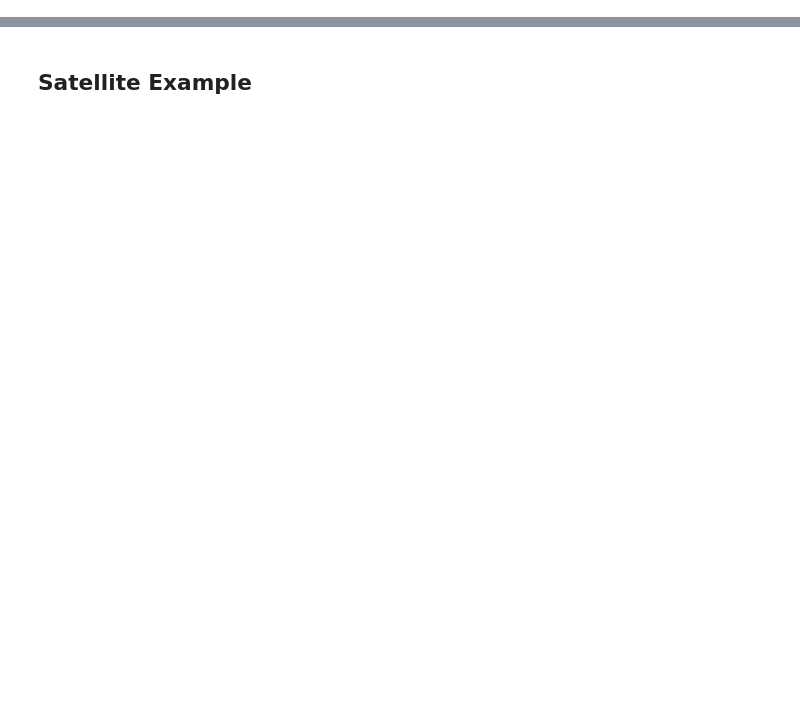
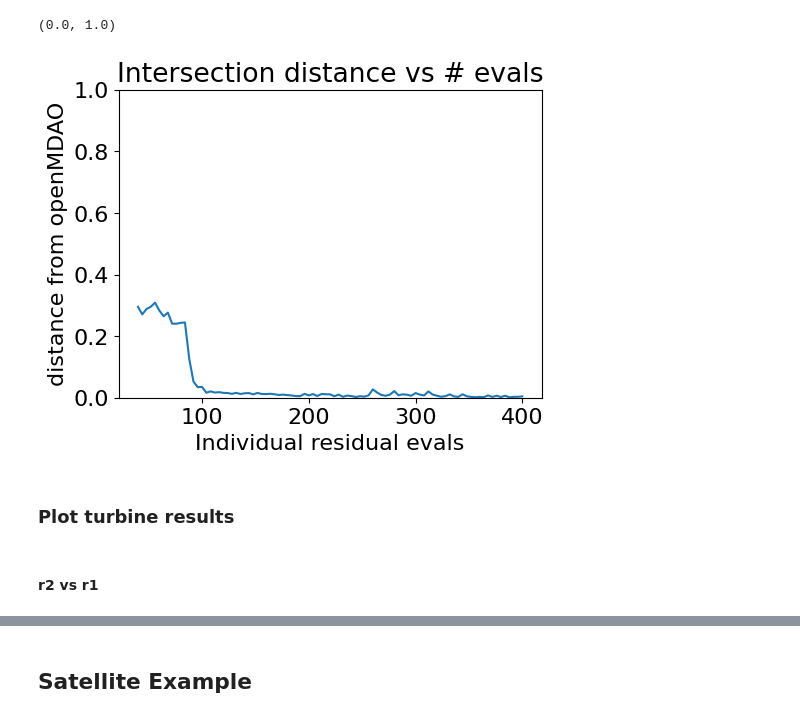
Before and after one commit to csdlpsu/remdo, a Jupyter notebook: active_learning_example.ipynb, the cells around one changed output, grey strips where cells are left out. Saved outputs shown, nothing was run; the diff lists cells and outputs as text; code cells hidden in the pictures; blank space fills up the shorter version.

```diff
--- a/active_learning_example.ipynb
+++ b/active_learning_example.ipynb
@@ -3,0 +41,25 @@ import torch
+# %%
+import matplotlib.pyplot as plt
+
+history = torch.load("turbine_hist.pt")
+num_evals = history["num_evals"]
+dist_history = history["dist_history"]
+intersection_history = history["intersection_history"]
+truth_list = history["truth_list"].squeeze()
+
+
+fig = plt.figure(figsize=(12,4))
+
+ax = fig.add_subplot(121)
+plt.plot(num_evals, dist_history)
+ax.set_title('Intersection distance vs # evals')
+ax.set_xlabel('Individual residual evals')
+ax.set_ylabel('distance from openMDAO')
+ax.set_ylim((0,1))
+# %% [output]
+(0.0, 1.0)
+[figure, added]
+# %% [markdown]
+### Plot turbine results
+# %% [markdown]
+#### r2 vs r1
```
Also changed, not shown: parts of 49 cells of this notebook, 10 other files.
